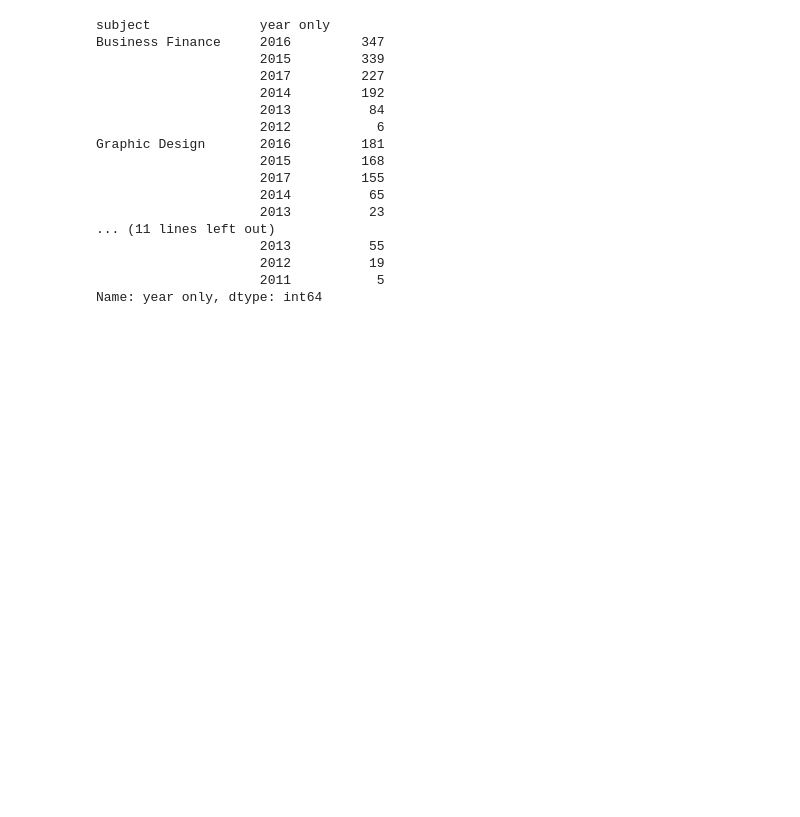
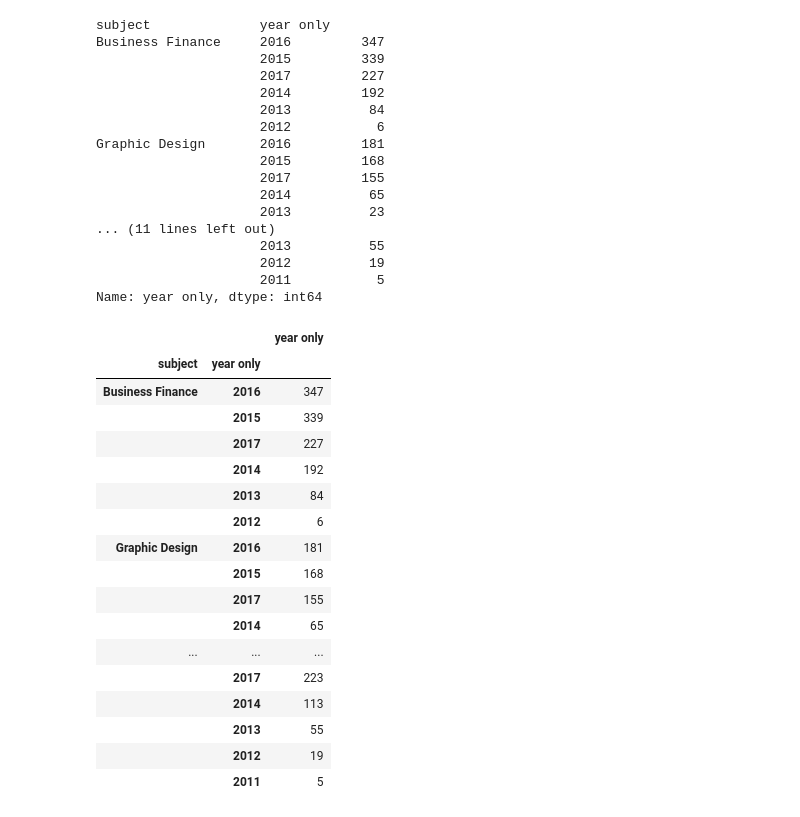
Before and after one commit to deepmihir/Pandas-Project, a Jupyter notebook: case_study_6_UdemyCourses.ipynb, the cells around one changed output. Saved outputs shown, nothing was run; the diff lists cells and outputs as text; code cells hidden in the pictures; blank space fills up the shorter version.

```diff
--- a/case_study_6_UdemyCourses.ipynb
+++ b/case_study_6_UdemyCourses.ipynb
@@ -377,3 +377,25 @@ Graphic Design       2016         181
                      2012          19
                      2011           5
 Name: year only, dtype: int64
+# %%
+df = pd.DataFrame(dataset)
+df
+# %% [output]
+|  |  | year only |
+| subject | year only |  |
+| Business Finance | 2016 | 347 |
+|  | 2015 | 339 |
+|  | 2017 | 227 |
+|  | 2014 | 192 |
+|  | 2013 | 84 |
+|  | 2012 | 6 |
+| Graphic Design | 2016 | 181 |
+|  | 2015 | 168 |
+|  | 2017 | 155 |
+|  | 2014 | 65 |
+| ... | ... | ... |
+|  | 2017 | 223 |
+|  | 2014 | 113 |
+|  | 2013 | 55 |
+|  | 2012 | 19 |
+|  | 2011 | 5 |
```
Also changed, not shown: parts of 3 cells of this notebook, 4 other files.
